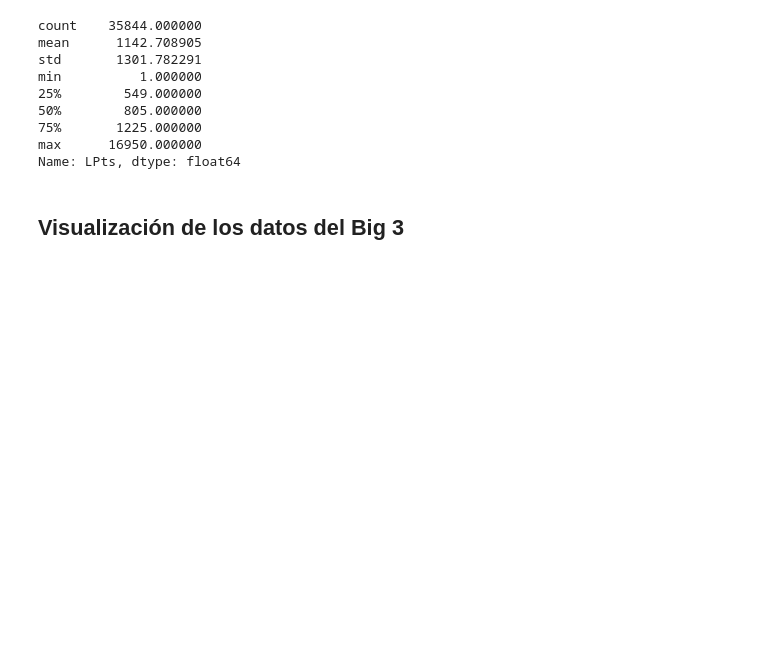
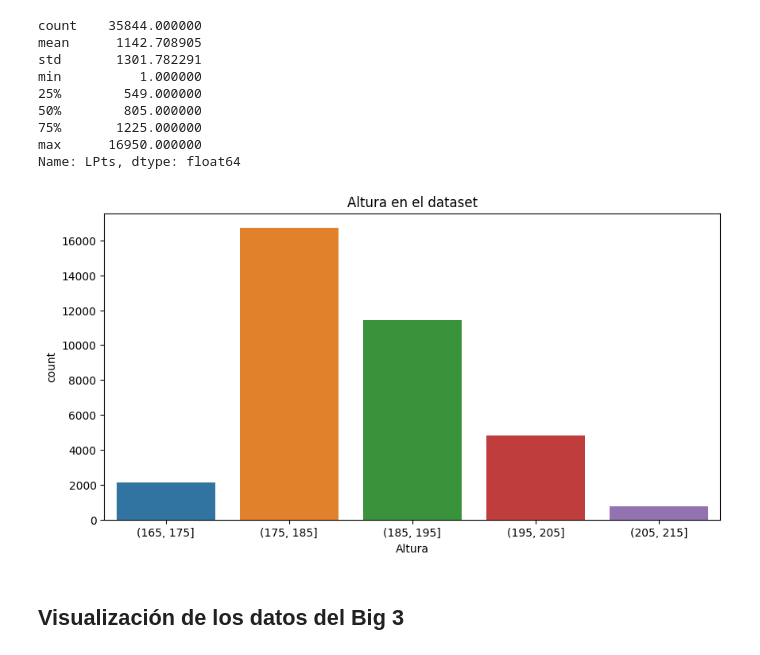
Before and after one commit to legabrielo/Tennis, a Jupyter notebook: tennis.ipynb, the cells around one changed output. Cells and saved outputs as stored; diff of their text form; code cells hidden in the pictures; blank space fills up the shorter version.

Commit message:
Creamos el countplot para las alturas

```diff
--- a/tennis.ipynb
+++ b/tennis.ipynb
@@ -275,6 +275,15 @@ min          1.000000
 75%       1225.000000
 max      16950.000000
 Name: LPts, dtype: float64
+# %%
+# Vemos las diferentes alturas
+
+plt.figure(figsize=(10,5))
+sns.countplot(data = df,
+            x = 'Altura')
+plt.title('Altura en el dataset');
+# %% [output]
+[figure, added]
 # %% [markdown]
 ## Visualización de los datos del Big 3
 # %%
```
